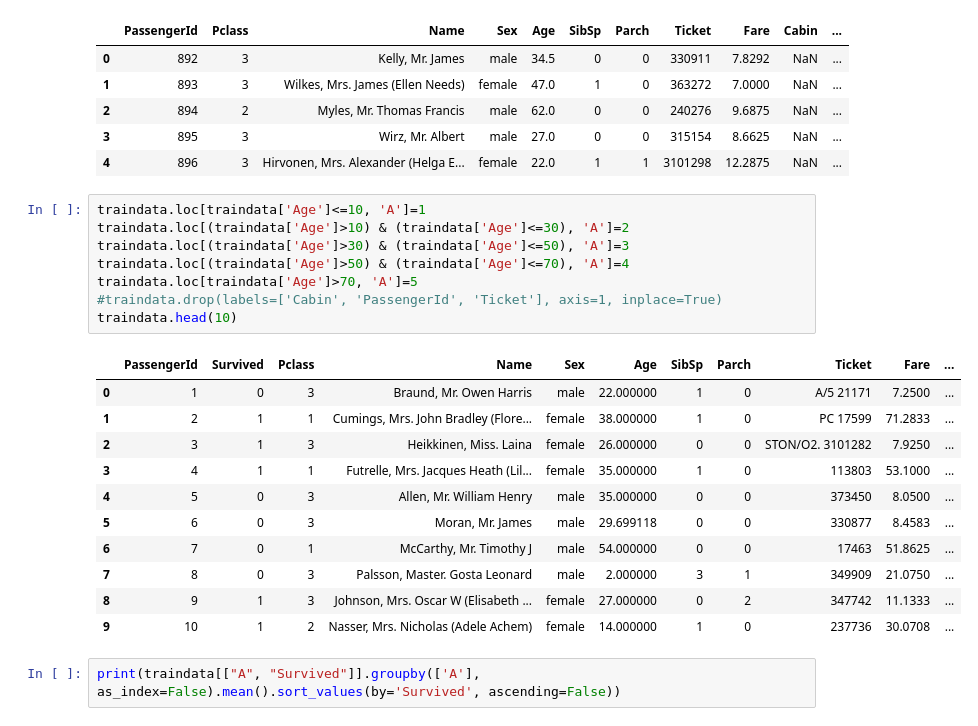
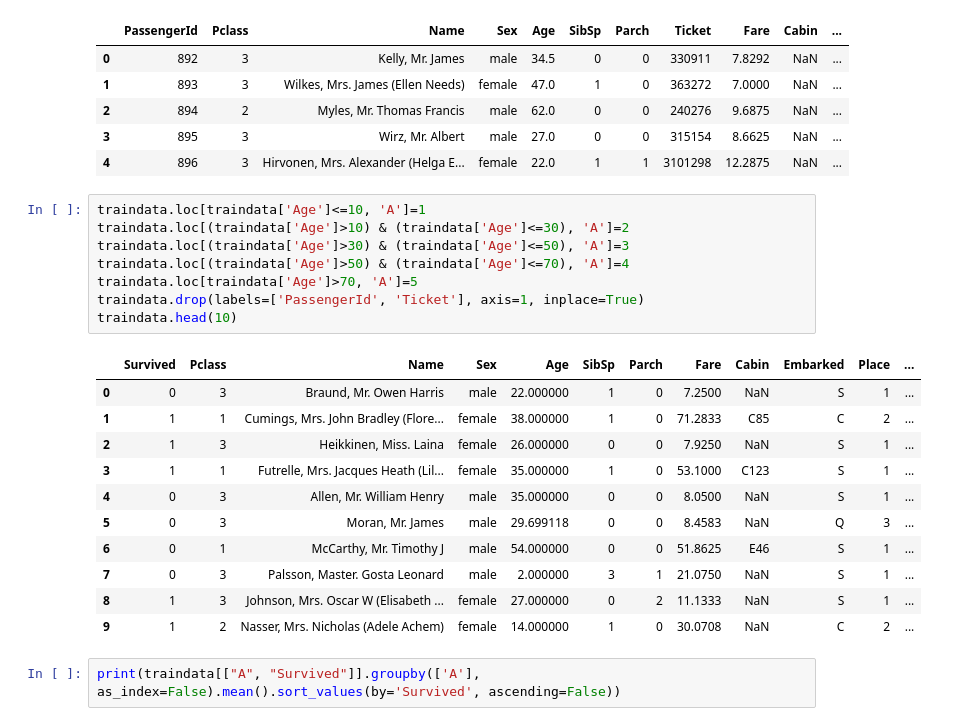
Before and after one commit to Dhanshreeb05/Titanic, a Jupyter notebook: TitanicSoln.ipynb, the cells around one changed output. Saved outputs shown, nothing was run; the diff lists cells and outputs as text.

```diff
--- a/TitanicSoln.ipynb
+++ b/TitanicSoln.ipynb
@@ -269,23 +223,23 @@ testdata.head()
 # %%
 traindata.loc[traindata['Age']<=10, 'A']=1
 traindata.loc[(traindata['Age']>10) & (traindata['Age']<=30), 'A']=2
 traindata.loc[(traindata['Age']>30) & (traindata['Age']<=50), 'A']=3
 traindata.loc[(traindata['Age']>50) & (traindata['Age']<=70), 'A']=4
 traindata.loc[traindata['Age']>70, 'A']=5
-#traindata.drop(labels=['Cabin', 'PassengerId', 'Ticket'], axis=1, inplace=True)
+traindata.drop(labels=['PassengerId', 'Ticket'], axis=1, inplace=True)
 traindata.head(10)
 # %% [output]
-|  | PassengerId | Survived | Pclass | Name | Sex | Age | SibSp | Parch | Ticket | Fare | ... |
-| 0 | 1 | 0 | 3 | Braund, Mr. Owen Harris | male | 22.000000 | 1 | 0 | A/5 21171 | 7.2500 | ... |
-| 1 | 2 | 1 | 1 | Cumings, Mrs. John Bradley (Flore... | female | 38.000000 | 1 | 0 | PC 17599 | 71.2833 | ... |
-| 2 | 3 | 1 | 3 | Heikkinen, Miss. Laina | female | 26.000000 | 0 | 0 | STON/O2. 3101282 | 7.9250 | ... |
-| 3 | 4 | 1 | 1 | Futrelle, Mrs. Jacques Heath (Lil... | female | 35.000000 | 1 | 0 | 113803 | 53.1000 | ... |
-| 4 | 5 | 0 | 3 | Allen, Mr. William Henry | male | 35.000000 | 0 | 0 | 373450 | 8.0500 | ... |
-| 5 | 6 | 0 | 3 | Moran, Mr. James | male | 29.699118 | 0 | 0 | 330877 | 8.4583 | ... |
-| 6 | 7 | 0 | 1 | McCarthy, Mr. Timothy J | male | 54.000000 | 0 | 0 | 17463 | 51.8625 | ... |
-| 7 | 8 | 0 | 3 | Palsson, Master. Gosta Leonard | male | 2.000000 | 3 | 1 | 349909 | 21.0750 | ... |
-| 8 | 9 | 1 | 3 | Johnson, Mrs. Oscar W (Elisabeth ... | female | 27.000000 | 0 | 2 | 347742 | 11.1333 | ... |
-| 9 | 10 | 1 | 2 | Nasser, Mrs. Nicholas (Adele Achem) | female | 14.000000 | 1 | 0 | 237736 | 30.0708 | ... |
+|  | Survived | Pclass | Name | Sex | Age | SibSp | Parch | Fare | Cabin | Embarked | Place | ... |
+| 0 | 0 | 3 | Braund, Mr. Owen Harris | male | 22.000000 | 1 | 0 | 7.2500 | NaN | S | 1 | ... |
+| 1 | 1 | 1 | Cumings, Mrs. John Bradley (Flore... | female | 38.000000 | 1 | 0 | 71.2833 | C85 | C | 2 | ... |
+| 2 | 1 | 3 | Heikkinen, Miss. Laina | female | 26.000000 | 0 | 0 | 7.9250 | NaN | S | 1 | ... |
+| 3 | 1 | 1 | Futrelle, Mrs. Jacques Heath (Lil... | female | 35.000000 | 1 | 0 | 53.1000 | C123 | S | 1 | ... |
+| 4 | 0 | 3 | Allen, Mr. William Henry | male | 35.000000 | 0 | 0 | 8.0500 | NaN | S | 1 | ... |
+| 5 | 0 | 3 | Moran, Mr. James | male | 29.699118 | 0 | 0 | 8.4583 | NaN | Q | 3 | ... |
+| 6 | 0 | 1 | McCarthy, Mr. Timothy J | male | 54.000000 | 0 | 0 | 51.8625 | E46 | S | 1 | ... |
+| 7 | 0 | 3 | Palsson, Master. Gosta Leonard | male | 2.000000 | 3 | 1 | 21.0750 | NaN | S | 1 | ... |
+| 8 | 1 | 3 | Johnson, Mrs. Oscar W (Elisabeth ... | female | 27.000000 | 0 | 2 | 11.1333 | NaN | S | 1 | ... |
+| 9 | 1 | 2 | Nasser, Mrs. Nicholas (Adele Achem) | female | 14.000000 | 1 | 0 | 30.0708 | NaN | C | 2 | ... |
 # %%
 print(traindata[["A", "Survived"]].groupby(['A'], as_index=False).mean().sort_values(by='Survived', ascending=False))
 # %% [output]
```
Also changed, not shown: parts of 18 cells of this notebook.
